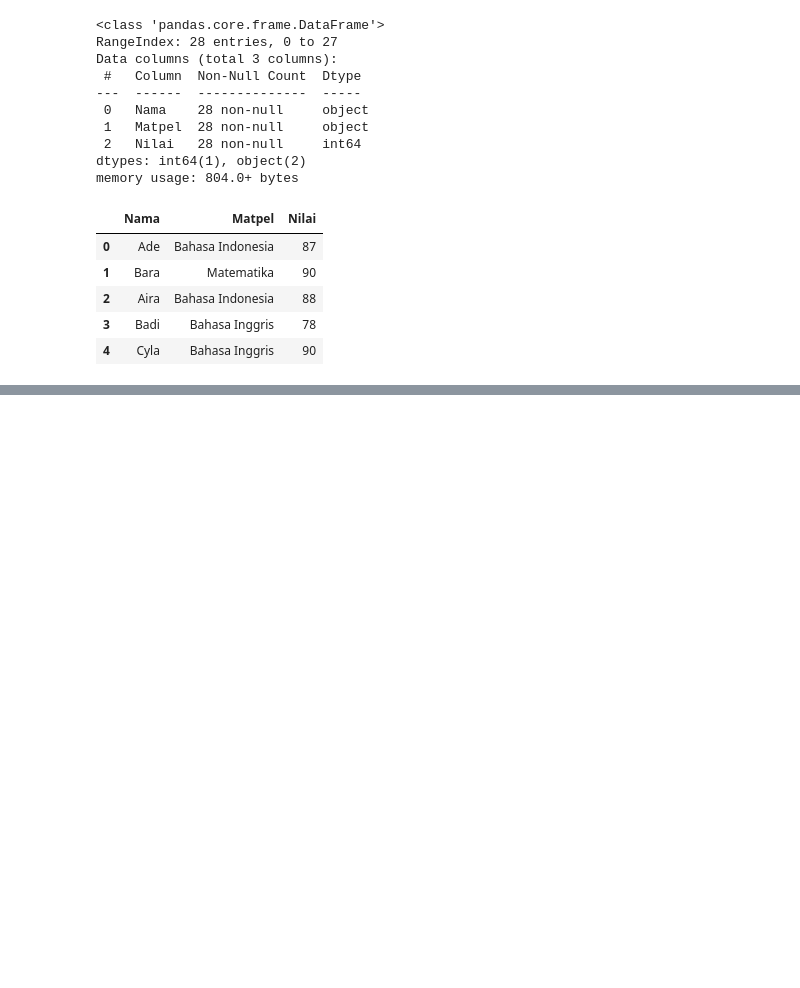
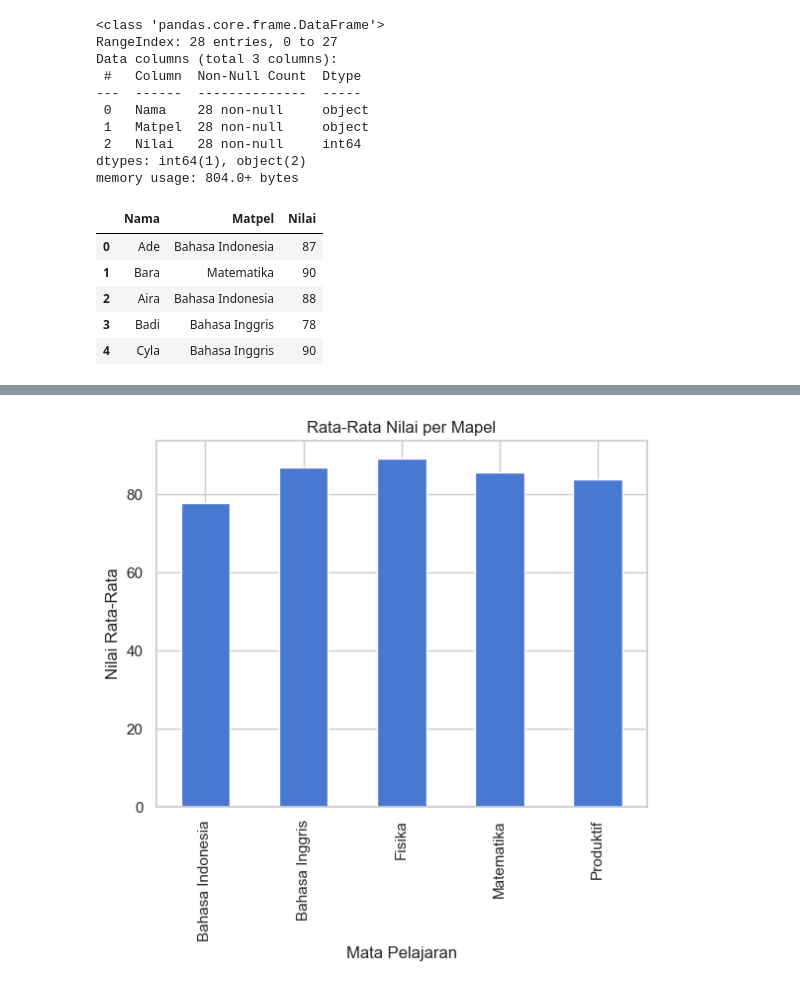
Before and after one commit to Nabilkencana22/Python-KAI, a Jupyter notebook: main.ipynb, the cells around one changed output, grey strips where cells are left out. Saved outputs shown, nothing was run; the diff lists cells and outputs as text; code cells hidden in the pictures; blank space fills up the shorter version.

```diff
--- a/main.ipynb
+++ b/main.ipynb
@@ -130 +69,10 @@ standar deviasi nilai 8.82338035088177
+# %%
+rata = data.groupby('Matpel')['Nilai'].mean()
+rata.plot(kind='bar')
+plt.title('Rata-Rata Nilai per Mapel')
+plt.xlabel('Mata Pelajaran')
+plt.ylabel('Nilai Rata-Rata')
+plt.show()
+# %% [output]
+[figure, added]
 # %%
```
Also changed, not shown: parts of 25 cells of this notebook, 1 other file.
